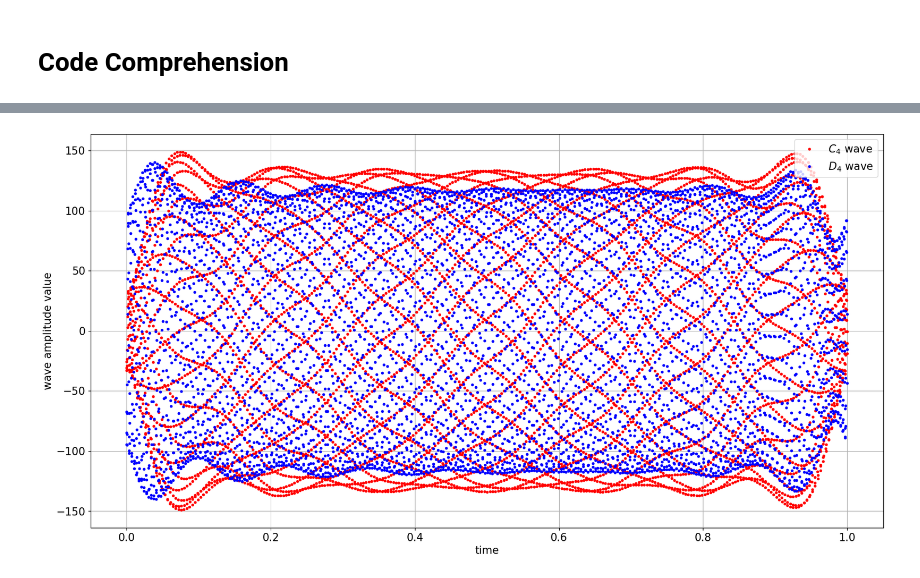
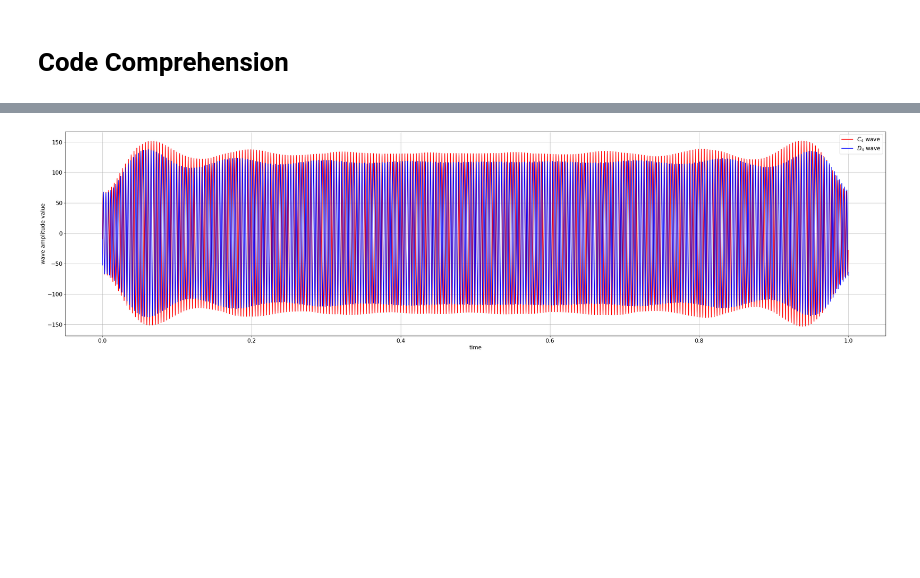
Before and after one commit to La-Folia/Numerical-Analysis, a Jupyter notebook: Fourier Transform/Homework5_do-re-mi.ipynb, the cells around one changed output, grey strips where cells are left out. Drawn from its saved outputs; the diff is of its cells as text; code cells hidden in the pictures; blank space fills up the shorter version.

```diff
--- a/Fourier Transform/Homework5_do-re-mi.ipynb
+++ b/Fourier Transform/Homework5_do-re-mi.ipynb
@@ -159,12 +164,13 @@ plt.savefig("wave_amp_C4.pdf")
 filtered_wave1 = Filter(1)
 filtered_wave3 = Filter(3)
 #x = np.linspace(0, time, len(filtered_wave1))
-plt.figure(figsize = (20, 10))
-plt.plot(time, filtered_wave1, '.r', label = '$C_4$ wave')
-plt.plot(time, filtered_wave3, '.b', label = '$D_4$ wave')
+plt.figure(figsize = (40, 10))
+plt.plot(time, filtered_wave1, '-r', label = '$C_4$ wave')
+plt.plot(time, filtered_wave3, '-b', label = '$D_4$ wave')
 plt.legend()
 plt.grid()
 plt.xlabel("time")
 plt.ylabel("wave amplitude value")
 plt.savefig("wave_amp_C4+D4.pdf")
+Audio(filtered_wave1 + filtered_wave3, rate=sampling_frequency)
 # %% [output]
@@ -171,4 +178,4 @@ plt.savefig("wave_amp_C4+D4.pdf")
-[figure, old version]
+[figure, new version]
 # %%
 filtered_wave1 = Filter(1)
 filtered_wave3 = Filter(3)
```
Also changed, not shown: parts of 8 cells of this notebook, 39 other files.
